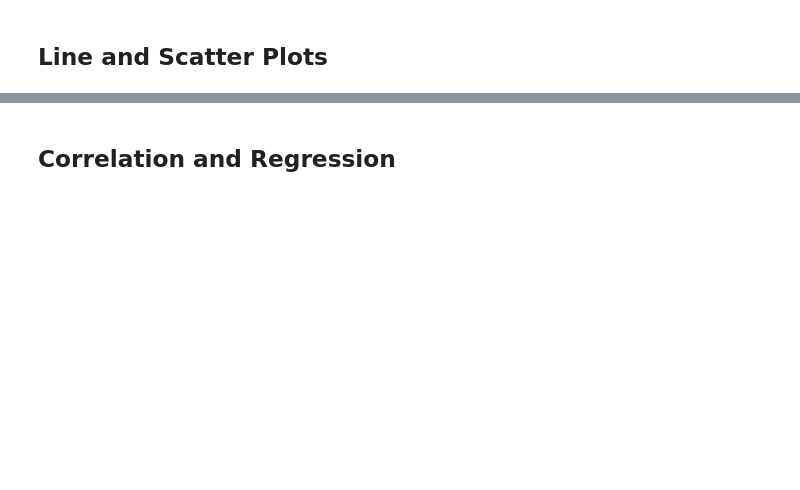
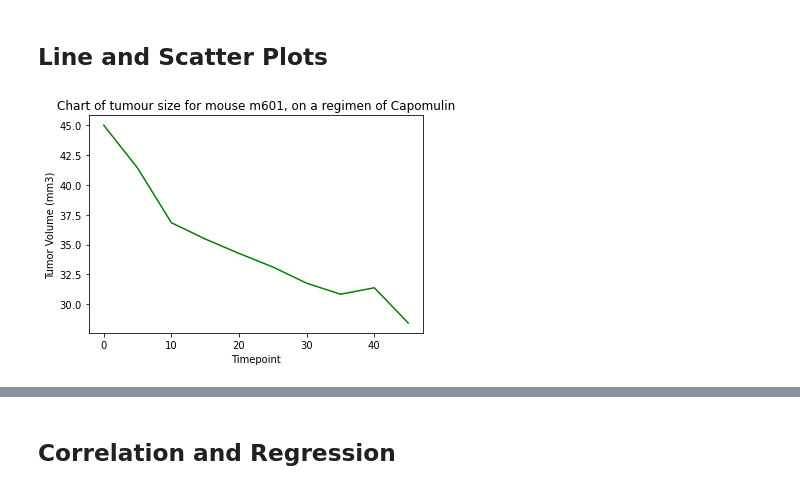
Before and after one commit to grilgamesh/Pymaceuticals, a Jupyter notebook: Pymaceuticals/pymaceuticals_solution.ipynb, the cells around one changed output, grey strips where cells are left out. Saved outputs shown, nothing was run; the diff lists cells and outputs as text; code cells hidden in the pictures; blank space fills up the shorter version.

```diff
--- a/Pymaceuticals/pymaceuticals_solution.ipynb
+++ b/Pymaceuticals/pymaceuticals_solution.ipynb
@@ -408,0 +359,30 @@ plt.show()
+# %%
+# Generate a line plot of tumor volume vs. time point for a mouse treated with Capomulin
+
+#filter down clean_lush to just Capomulin
+clean_lush = lush.loc[lush["Mouse ID"] != "g989", :]
+
+line_data = clean_lush.loc[(clean_lush["Drug Regimen"] == "Capomulin")]
+
+#filter that down to data for one random mouse
+lucky_mouse = random.choice(line_data["Mouse ID"].unique())
+line_data = line_data.loc[line_data["Mouse ID"] == lucky_mouse]
+line_data
+
+#present data as line graph
+x = line_data["Timepoint"]
+y = line_data["Tumor Volume (mm3)"]
+
+
+mousegraph = plt.plot(x, y, color="green")
+
+# Create a legend for our chart
+
+
+plt.xlabel("Timepoint")
+plt.ylabel("Tumor Volume (mm3)")
+plt.title(f"Chart of tumour size for mouse {lucky_mouse}, on a regimen of Capomulin")
+# Show the chart
+plt.show()
+# %% [output]
+[figure, added]
```
Also changed, not shown: parts of 15 cells of this notebook.
